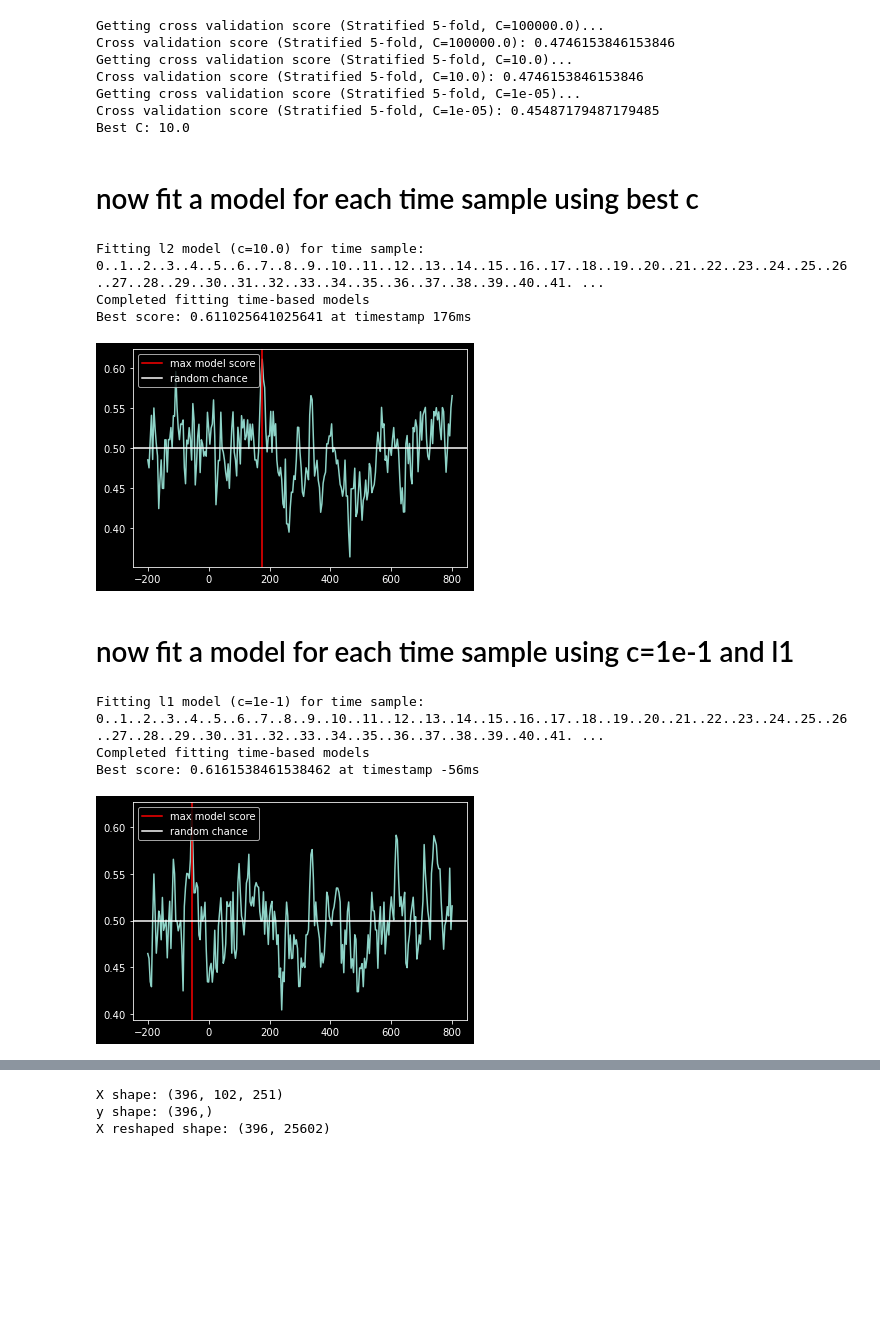
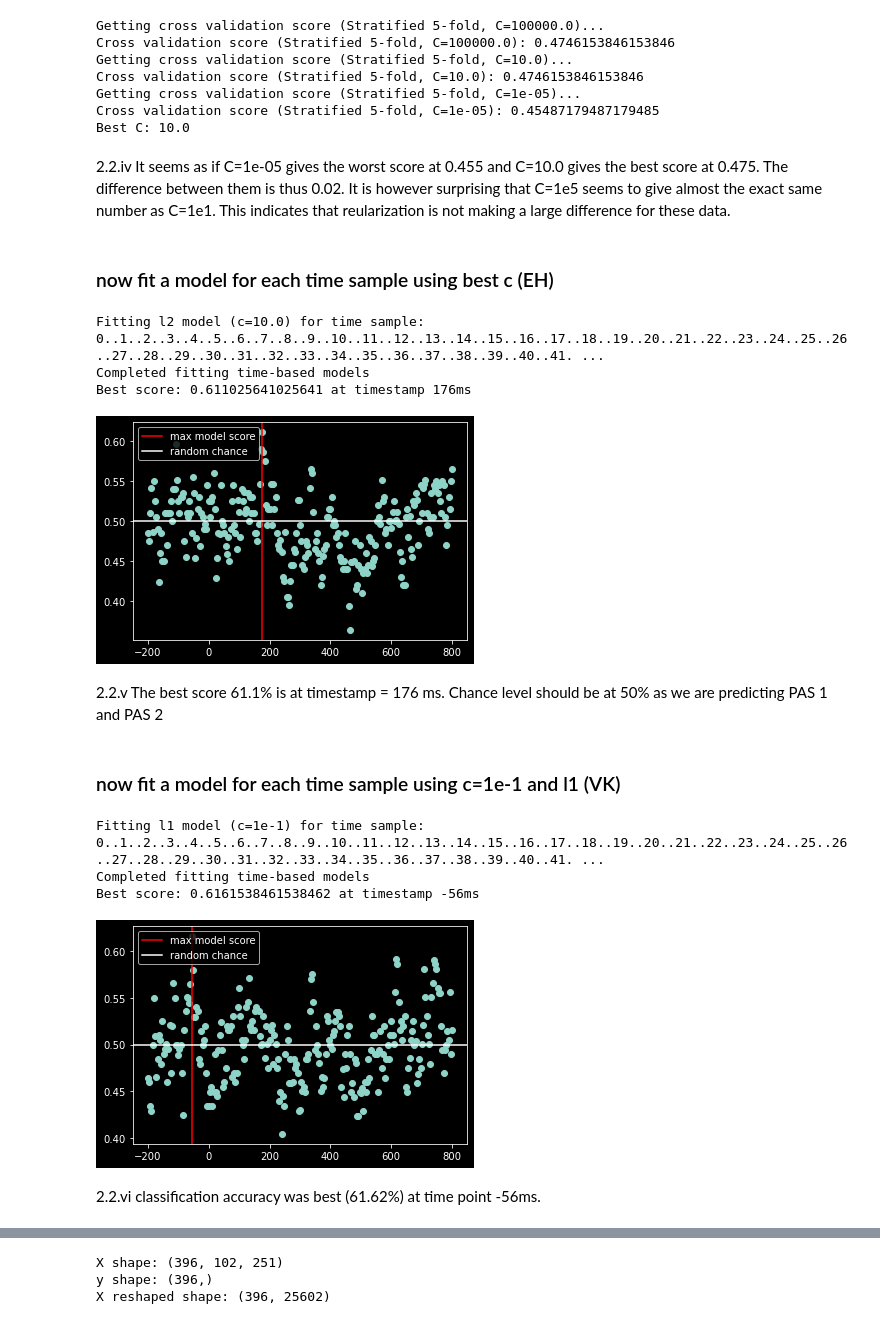
Before and after one commit to zeyus/github_methods_3, a Jupyter notebook: week_08/prac_8.ipynb, the cells around one changed output, grey strips where cells are left out. Saved outputs shown, nothing was run; the diff lists cells and outputs as text; code cells hidden in the pictures; blank space fills up the shorter version.

Commit message:
almost complete?

```diff
--- a/week_08/prac_8.ipynb
+++ b/week_08/prac_8.ipynb
@@ -266,8 +293,10 @@ Cross validation score (Stratified 5-fold, C=10.0): 0.4746153846153846
 Getting cross validation score (Stratified 5-fold, C=1e-05)...
 Cross validation score (Stratified 5-fold, C=1e-05): 0.45487179487179485
 Best C: 10.0
+# %% [markdown]
+2.2.iv It seems as if C=1e-05 gives the worst score at 0.455 and C=10.0 gives the best score at 0.475. The difference between them is thus 0.02.  It is however surprising that C=1e5 seems to give almost the exact same number as C=1e1. This indicates that reularization is not making a large difference for these data.
 # %% [markdown]
-# now fit a model for each time sample using best c
+### now fit a model for each time sample using best c (EH)
 # %%
 # 2.2.v
 scores = []
@@ -289,7 +318,7 @@ print('\nCompleted fitting time-based models')
 scores = np.array(scores)
 max_score = np.unravel_index(np.argmax(scores), scores.shape)
 print('Best score: {} at timestamp {}ms'.format(scores[max_score], times[max_score[0]]))
-plt.plot(times, scores)
+plt.scatter(times, scores)
 plt.axvline(x = times[max_score[0]], color='r', label='max model score')
 plt.axhline(y = 0.5, label = 'random chance', color='w')
 plt.legend(loc="upper left")
@@ -298,37 +327,41 @@ plt.show()
 Fitting l2 model (c=10.0) for time sample: 0..1..2..3..4..5..6..7..8..9..10..11..12..13..14..15..16..17..18..19..20..21..22..23..24..25..26..27..28..29..30..31..32..33..34..35..36..37..38..39..40..41. ...
 Completed fitting time-based models
 Best score: 0.611025641025641 at timestamp 176ms
-[figure, old version]
+[figure, new version]
+# %% [markdown]
+2.2.v The best score 61.1% is at timestamp = 176 ms. Chance level should be at 50% as we are predicting PAS 1 and PAS 2
 # %% [markdown]
-# now fit a model for each time sample using c=1e-1 and l1
+### now fit a model for each time sample using c=1e-1 and l1 (VK)
 # %%
 scores = []
 lr = LogisticRegression(penalty='l1', solver='liblinear', multi_class='ovr', C=1e-1)
 X_1_2_equal, y_1_2_equal = equalize_targets_class(data_1_2, y_1_2)
 print('Fitting l1 model (c=1e-1) for time sample: ', end='', flush=True)
 for time_ofs in range(data_1_2.shape[2]):
   X_1_2_equal_time = X_1_2_equal[:, :, time_ofs].squeeze()
   print('{}'.format(time_ofs), end='..', flush=True)
   # print('Shape of X: {}'.format(X_1_2_equal_time.shape))
   sc.fit(X_1_2_equal_time)
   X_1_2_equal_std = sc.transform(X_1_2_equal_time)
   # print('Getting Cross validation score (Stratified 5-fold, C={}, time={}ms)'.format(best_c, times[time_ofs]))
   time_scores = cross_val_score(lr, X_1_2_equal_std, y_1_2_equal, cv=cv)
   score = np.mean(time_scores)
   # print('Cross validation score (Stratified 5-fold, C={}, time={}ms): {}'.format(best_c, times[time_ofs], score))
   scores.append(score)
 print('\nCompleted fitting time-based models')
 scores = np.array(scores)
 max_score = np.unravel_index(np.argmax(scores), scores.shape)
 print('Best score: {} at timestamp {}ms'.format(scores[max_score], times[max_score[0]]))
-plt.plot(times, scores)
+plt.scatter(times, scores)
 plt.axvline(x = times[max_score[0]], color='r', label='max model score')
 plt.axhline(y = 0.5, label = 'random chance', color='w')
 plt.legend(loc="upper left")
 plt.show()
 # %% [output]
 Fitting l1 model (c=1e-1) for time sample: 0..1..2..3..4..5..6..7..8..9..10..11..12..13..14..15..16..17..18..19..20..21..22..23..24..25..26..27..28..29..30..31..32..33..34..35..36..37..38..39..40..41. ...
 Completed fitting time-based models
 Best score: 0.6161538461538462 at timestamp -56ms
-[figure, old version]
+[figure, new version]
+# %% [markdown]
+2.2.vi classification accuracy was best (61.62%) at time point -56ms.
 # %% [markdown]
```
Also changed, not shown: parts of 40 cells of this notebook, 2 other files.
